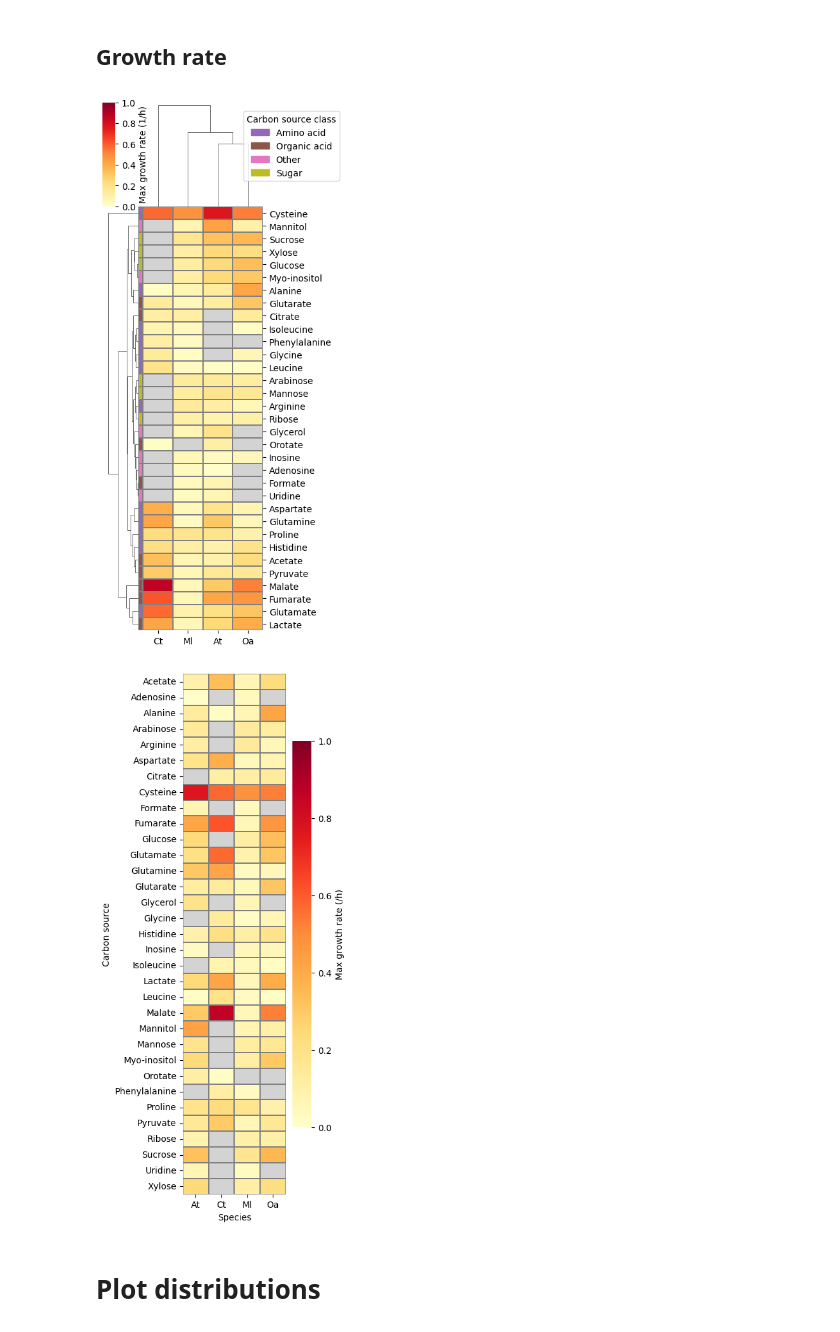
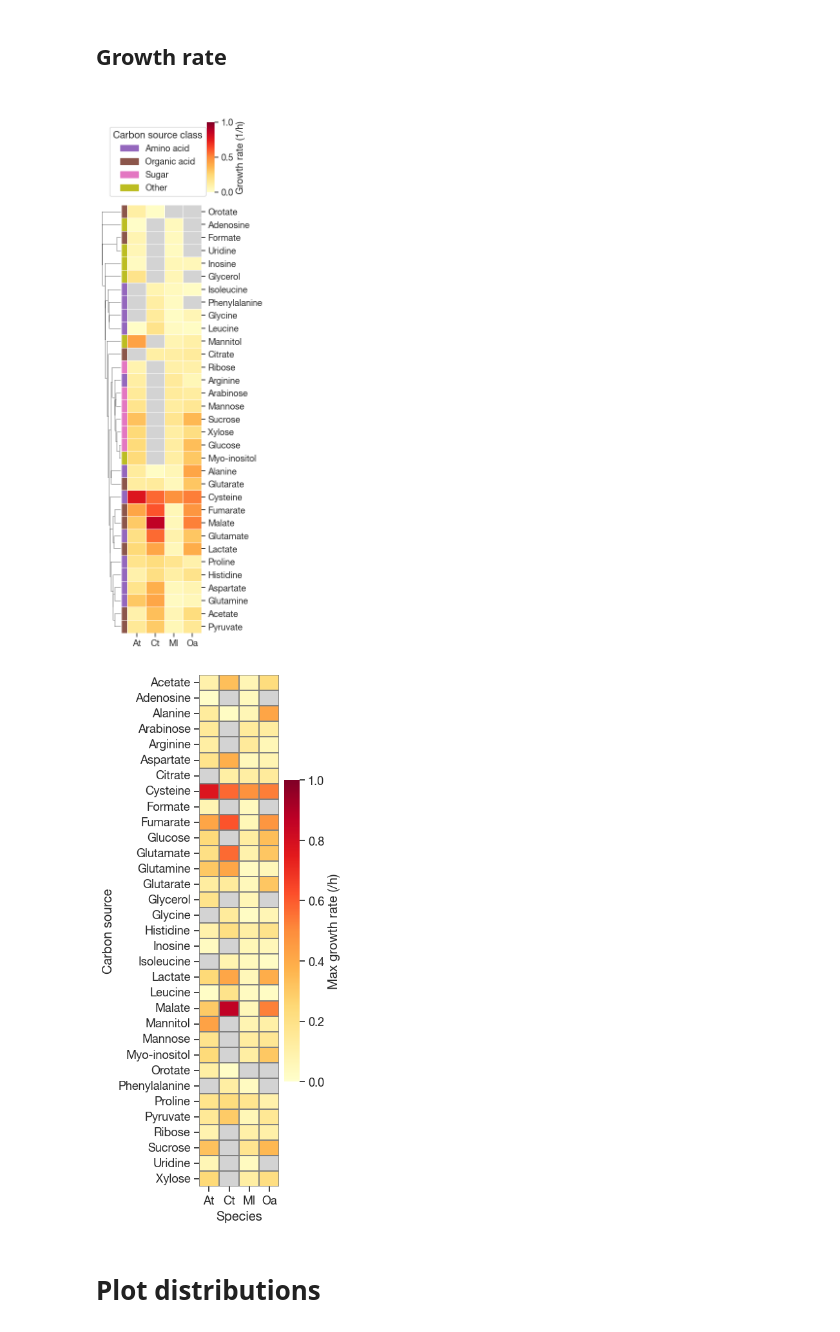
Before and after one commit to sulheim/coexistence, a Jupyter notebook: notebooks/1_growth_phenotyping/1E_plot_clustermaps.ipynb, the cells around one changed output. Cells and saved outputs as stored; diff of their text form; code cells hidden in the pictures.

```diff
--- a/notebooks/1_growth_phenotyping/1E_plot_clustermaps.ipynb
+++ b/notebooks/1_growth_phenotyping/1E_plot_clustermaps.ipynb
@@ -8,20 +8,21 @@ import scipy.stats as stats
 from pathlib import Path
 import numpy as np
 import matplotlib.patches as mpatches
+sns.set(font_scale=1.2, style='ticks', font='Helvetica Neue')
 # %%
 repo_folder = Path("../..")
 gp_folder = repo_folder / 'data/1_growth_phenotyping'
 figure_folder = repo_folder / "Figures" / "1_growth_phenotyping"
 
 
-res_df = pd.read_csv(folder / 'fitted_growth_parameters.csv', index_col=0)
-binary_growth = pd.read_csv(folder / 'growth_no_growth.csv', index_col = 0)
+res_df = pd.read_csv(gp_folder / 'fitted_growth_parameters.csv', index_col=0)
+binary_growth = pd.read_csv(gp_folder / 'growth_no_growth.csv', index_col = 0)
 binary_growth.index = binary_growth.index.str.replace('L-', '').str.replace('D-','').str.capitalize()
 binary_growth_dict = binary_growth.to_dict()
 # %%
 res_df['Carbon source'] = res_df['Carbon source'].str.replace('L-', '').str.replace('D-','').str.capitalize()
 # %%
-cs_class_df = pd.read_csv(folder / 'selected_carbon_sources.csv')
+cs_class_df = pd.read_csv(gp_folder / 'selected_carbon_sources.csv')
 cs_class_df.rename(columns={'Metabolite name': 'Carbon source'}, inplace=True)
 cs_class_df['Carbon source'] = cs_class_df['Carbon source'].str.replace('L-', '').str.replace('D-','').str.capitalize()
 
@@ -41,6 +42,9 @@ tab10_colors = [plt.cm.tab10.colors[i] for i in [4,5,6,8]]
 
 # Create a mapping from classes to colors
 unique_classes = sorted([x for x in list(set(cs_to_class.values())) if isinstance(x, str)]) # Get unique classes from cs_to_class
+# Move 'Other'to the end
+unique_classes.append(unique_classes.pop(unique_classes.index('Other')))
+
 class_to_color = {cls: tab10_colors[i] for i, cls in enumerate(unique_classes)}
 
 # Map the classes in `cs_to_class` to colors
@@ -100,45 +105,50 @@ cmap = plt.colormaps.get_cmap('YlOrRd')
 cmap.set_bad("lightgray")
 
 mu_matrix = res_df[['Carbon source', 'max_growth_rate', 'Species']].pivot(index = 'Carbon source', columns='Species', values='max_growth_rate')
 mask = np.zeros(mu_matrix.shape, dtype=bool)
 for i, c in enumerate(mu_matrix.index):
     for j, s in enumerate(mu_matrix.columns):
         mask[i,j] = not binary_growth_dict[s][c]
 mu_matrix.fillna(0, inplace=True)
-g = sns.clustermap(mu_matrix, vmin = 0, vmax = 1, cmap = cmap, mask = mask,figsize=(4,9),
-                dendrogram_ratio=0.2, cbar_kws={'label': 'Max growth rate (1/h)'},
+g = sns.clustermap(mu_matrix, vmin = 0, vmax = 1, cmap = cmap, mask = mask,figsize=(4,12),
+                dendrogram_ratio=0.2, cbar_kws={'label': 'Growth rate (1/h)'},
+                cbar_pos=(0.6, 0.82, 0.04, 0.12),
                 row_colors=row_colors,
-                  linewidths=0.04, linecolor='gray')
+                col_cluster=False,
+                method='single',
+                metric='braycurtis',
+                colors_ratio=0.06,
+                linewidths=0.7, linecolor='w')
 
 # Create legend handles
 handles = [
     mpatches.Patch(color=color, label=cls)
     for cls, color in class_to_color.items()
 ]
 
 # Add legend to the clustermap
 g.ax_heatmap.legend(
     handles=handles,
     title="Carbon source class",
     loc="lower left",
-    bbox_to_anchor=(0.8, 1.05)
+    bbox_to_anchor=(-0.3, 1.01)
 )
 
 
 g.ax_heatmap.set_ylabel('')
 g.ax_heatmap.set_xlabel('')
 fn_fig = figure_folder / 'clustermap_rate.pdf'
 
 plt.savefig(fn_fig)
 # %% [output]
-[figure, old version]
+[figure, new version]
 # %%
 fig, ax = plt.subplots(1, figsize=(4,9))
 sns.heatmap(mu_matrix.loc[carbon_sources, species], vmin = 0, vmax = 1, cmap = cmap, mask = mask, cbar_kws={'label': 'Max growth rate (/h)'}, ax = ax, linewidths=0.1, linecolor='gray')
 plt.tight_layout()
 plt.savefig('../../Supplementary_figures/heatmap_growth_rate.pdf')
 # %% [output]
-[figure, old version]
+[figure, new version]
 # %% [markdown]
 # Plot distributions
 # %%
```
Also changed, not shown: parts of 18 cells of this notebook, 26 other files.
